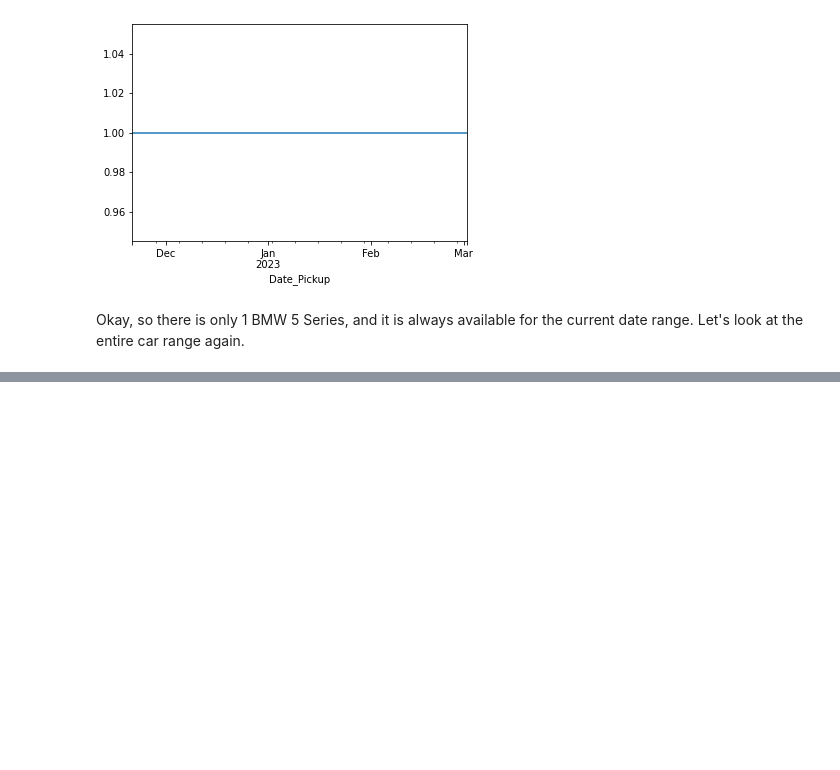
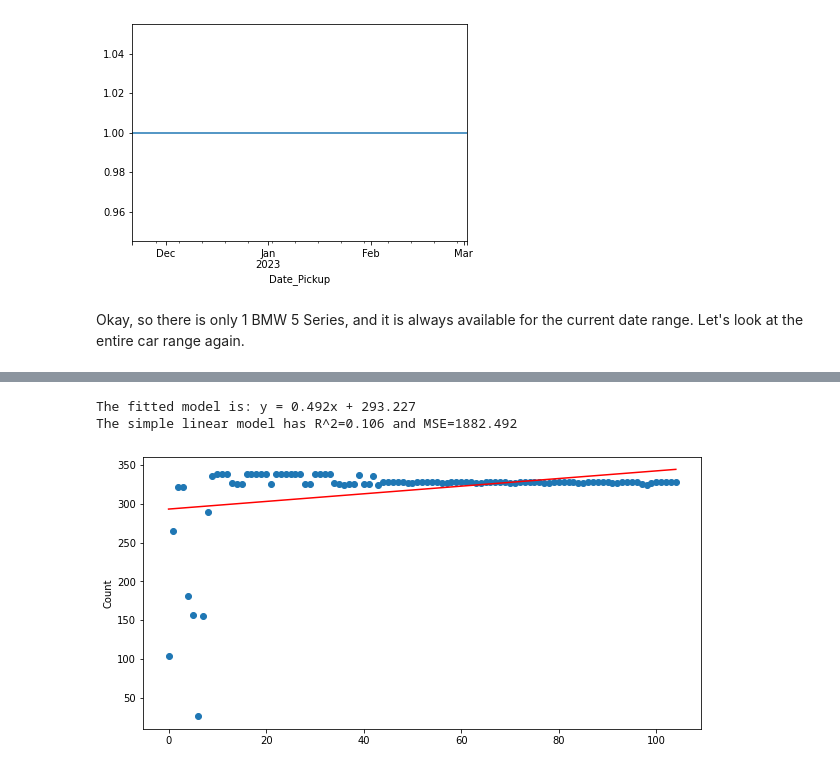
Before and after one commit to JADukeAIPI/AIPIProject, a Jupyter notebook: EDA_and_modeling.ipynb, the cells around one changed output, grey strips where cells are left out. Saved outputs shown, nothing was run; the diff lists cells and outputs as text; code cells hidden in the pictures; blank space fills up the shorter version.

```diff
--- a/EDA_and_modeling.ipynb
+++ b/EDA_and_modeling.ipynb
@@ -636,0 +628,6 @@ Name: Vehicle_id, Length: 105, dtype: int64
+# %%
+inventory_line, inventory_mse, inventory_r2 = line_model(all_car_inventory_df, 'Count')
+# %% [output]
+The fitted model is: y = 0.492x + 293.227
+The simple linear model has R^2=0.106 and MSE=1882.492
+[figure, added]
```
Also changed, not shown: parts of 6 cells of this notebook.
